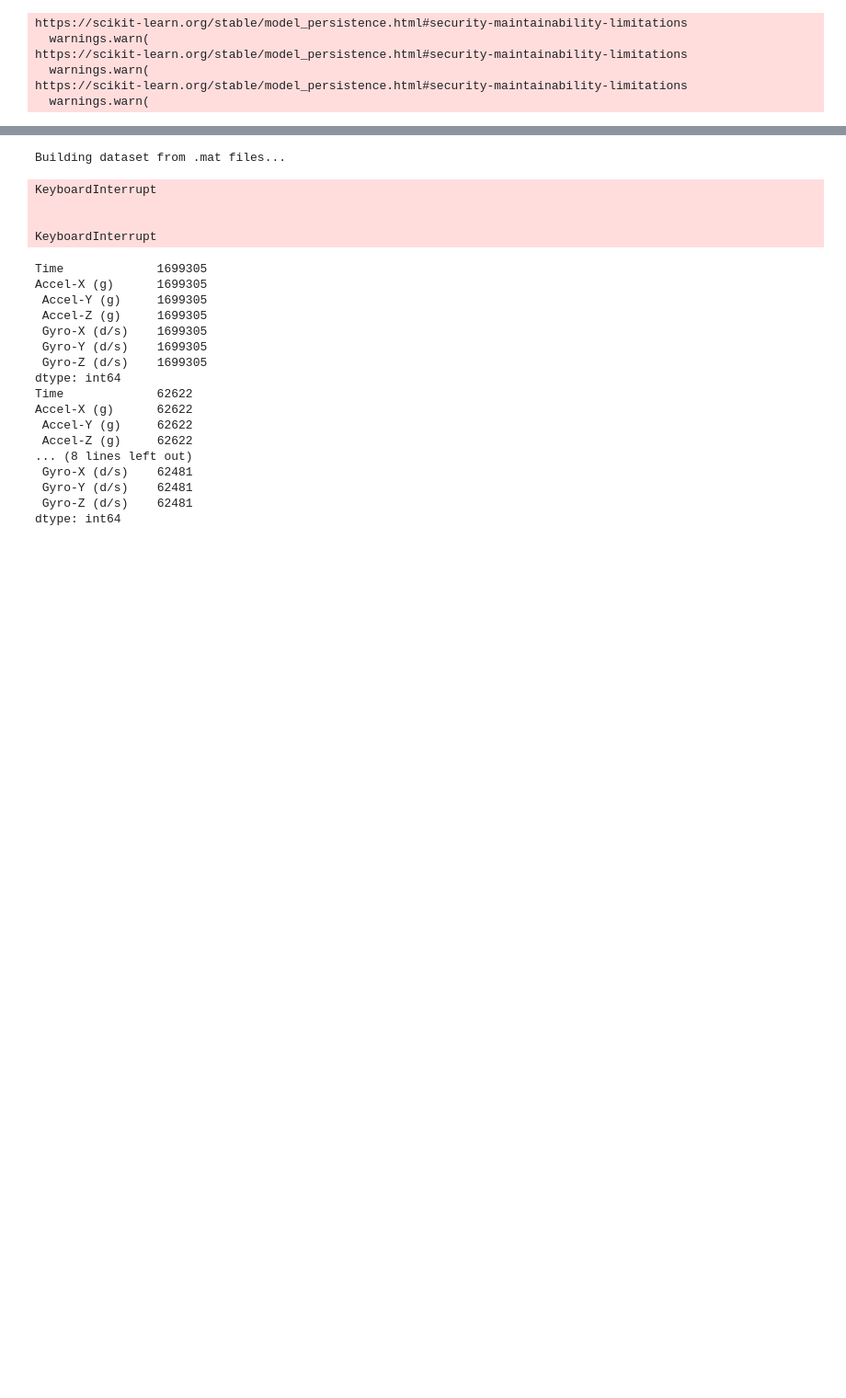
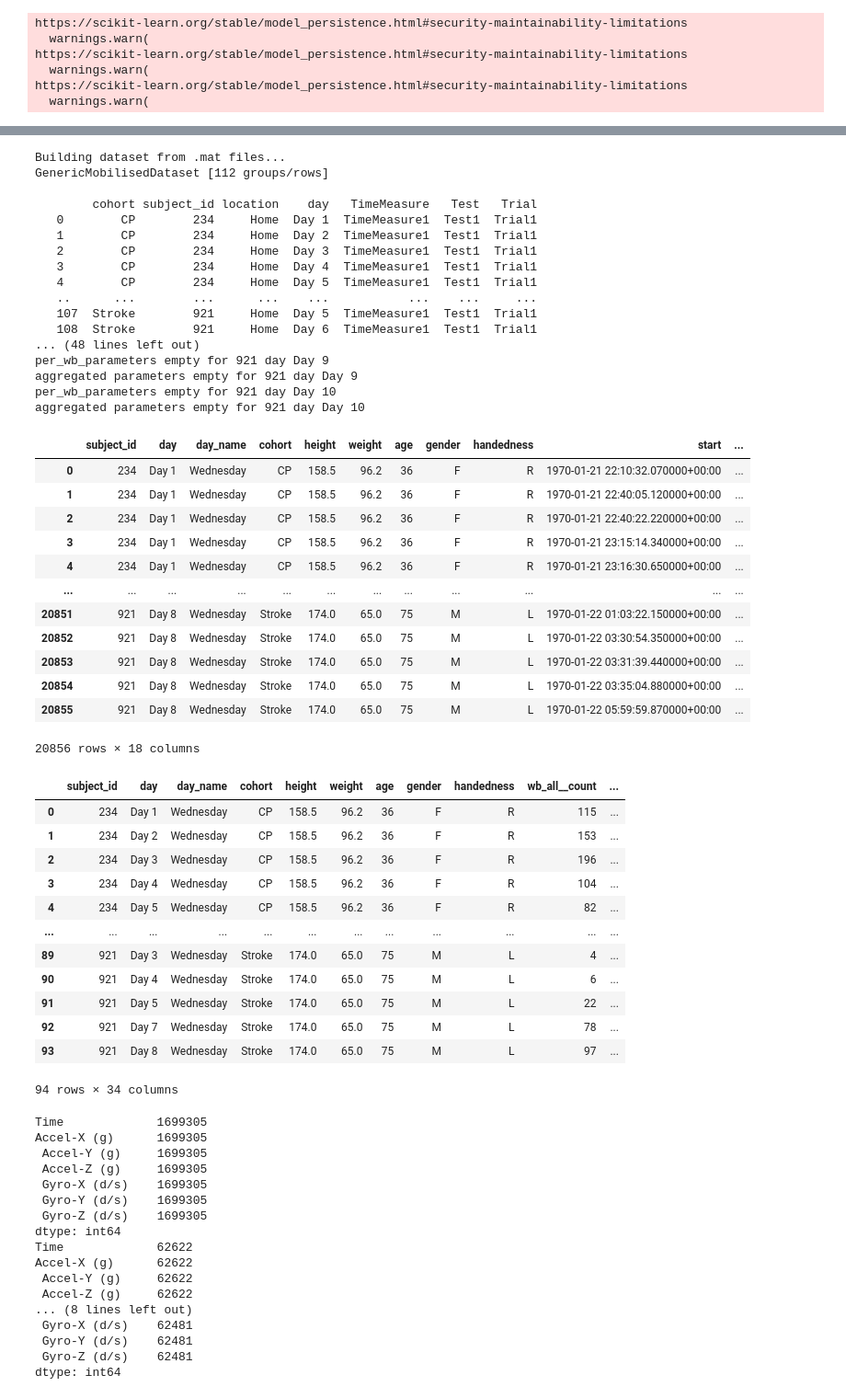
Before and after one commit to uos-mobgap/dmo4lnc-analysis, a Jupyter notebook: Free Living Analysis.ipynb, the cells around one changed output, grey strips where cells are left out. Shown at 92% size. Saved outputs shown, nothing was run; the diff lists cells and outputs as text; code cells hidden in the pictures; blank space fills up the shorter version.

```diff
--- a/Free Living Analysis.ipynb
+++ b/Free Living Analysis.ipynb
@@ -63,7 +66,7 @@ dataset = get_mobilised_dataset(paths_list=paths_list)
 print(dataset)
 subject_metadata = pd.read_excel("Dataset/subject_metadata.xlsx")
 
-cohorts = ["CP", "PSP"]
+cohorts = ["CP", "PSP", "Stroke"]
 
 all_pipeline_day_wb_params = pd.DataFrame()
 all_pipeline_day_agg_params = pd.DataFrame()
@@ -123,37 +126,75 @@ for cohort in cohorts:
                     pipeline.aggregated_parameters_.insert(loc = 3, column = "cohort", value = cohort)
                     pipeline.aggregated_parameters_.insert(loc = 4, column = "height", value = meta["Height"].values[0])
                     pipeline.aggregated_parameters_.insert(loc = 5, column = "weight", value = meta["Weight"].values[0])
                     pipeline.aggregated_parameters_.insert(loc = 6, column = "age", value = meta["Age"].values[0])
                     pipeline.aggregated_parameters_.insert(loc = 7, column = "gender", value = meta["Gender"].values[0])
                     pipeline.aggregated_parameters_.insert(loc = 8, column = "handedness", value = meta["Handedness"].values[0])
 
                     all_pipeline_day_agg_params = pd.concat([all_pipeline_day_agg_params, pipeline.aggregated_parameters_]).reset_index(drop=True)
                 else:
                     print(f"aggregated parameters empty for {subject} day {day}")
 
             except ValueError as e:
                 msg = str(e)
                 print(msg)
                 if "Expected sensor data for" in msg and "LowerBack" in msg:
                     print(f"Skipping {day} — missing LowerBack sensor")
                     continue
                 # raise unexpected value errors
                 raise
 
 # drop columns we don't want
 all_pipeline_day_wb_params = all_pipeline_day_wb_params.drop(["rule_name", "rule_obj"], axis=1)
 
 all_pipeline_day_wb_params.to_csv(r"Free-Living Parameters/per_wb_parameters.csv")
 all_pipeline_day_agg_params.to_csv(r"Free-Living Parameters/all_day_parameters.csv")
 
 display(all_pipeline_day_wb_params)
 display(all_pipeline_day_agg_params)
 # %% [output]
 Building dataset from .mat files...
+GenericMobilisedDataset [112 groups/rows]
+
+        cohort subject_id location    day   TimeMeasure   Test   Trial
+   0        CP        234     Home  Day 1  TimeMeasure1  Test1  Trial1
+   1        CP        234     Home  Day 2  TimeMeasure1  Test1  Trial1
+   2        CP        234     Home  Day 3  TimeMeasure1  Test1  Trial1
+   3        CP        234     Home  Day 4  TimeMeasure1  Test1  Trial1
+   4        CP        234     Home  Day 5  TimeMeasure1  Test1  Trial1
+   ..      ...        ...      ...    ...           ...    ...     ...
+   107  Stroke        921     Home  Day 5  TimeMeasure1  Test1  Trial1
+   108  Stroke        921     Home  Day 6  TimeMeasure1  Test1  Trial1
+... (48 lines left out)
+per_wb_parameters empty for 921 day Day 9
+aggregated parameters empty for 921 day Day 9
+per_wb_parameters empty for 921 day Day 10
+aggregated parameters empty for 921 day Day 10
+|  | subject_id | day | day_name | cohort | height | weight | age | gender | handedness | start | ... |
+| 0 | 234 | Day 1 | Wednesday | CP | 158.5 | 96.2 | 36 | F | R | 1970-01-21 22:10:32.070000+00:00 | ... |
+| 1 | 234 | Day 1 | Wednesday | CP | 158.5 | 96.2 | 36 | F | R | 1970-01-21 22:40:05.120000+00:00 | ... |
+| 2 | 234 | Day 1 | Wednesday | CP | 158.5 | 96.2 | 36 | F | R | 1970-01-21 22:40:22.220000+00:00 | ... |
+| 3 | 234 | Day 1 | Wednesday | CP | 158.5 | 96.2 | 36 | F | R | 1970-01-21 23:15:14.340000+00:00 | ... |
+| 4 | 234 | Day 1 | Wednesday | CP | 158.5 | 96.2 | 36 | F | R | 1970-01-21 23:16:30.650000+00:00 | ... |
+| ... | ... | ... | ... | ... | ... | ... | ... | ... | ... | ... | ... |
+| 20851 | 921 | Day 8 | Wednesday | Stroke | 174.0 | 65.0 | 75 | M | L | 1970-01-22 01:03:22.150000+00:00 | ... |
+| 20852 | 921 | Day 8 | Wednesday | Stroke | 174.0 | 65.0 | 75 | M | L | 1970-01-22 03:30:54.350000+00:00 | ... |
+| 20853 | 921 | Day 8 | Wednesday | Stroke | 174.0 | 65.0 | 75 | M | L | 1970-01-22 03:31:39.440000+00:00 | ... |
+| 20854 | 921 | Day 8 | Wednesday | Stroke | 174.0 | 65.0 | 75 | M | L | 1970-01-22 03:35:04.880000+00:00 | ... |
+| 20855 | 921 | Day 8 | Wednesday | Stroke | 174.0 | 65.0 | 75 | M | L | 1970-01-22 05:59:59.870000+00:00 | ... |
-KeyboardInterrupt
-
-
-KeyboardInterrupt
+20856 rows × 18 columns
+|  | subject_id | day | day_name | cohort | height | weight | age | gender | handedness | wb_all__count | ... |
+| 0 | 234 | Day 1 | Wednesday | CP | 158.5 | 96.2 | 36 | F | R | 115 | ... |
+| 1 | 234 | Day 2 | Wednesday | CP | 158.5 | 96.2 | 36 | F | R | 153 | ... |
+| 2 | 234 | Day 3 | Wednesday | CP | 158.5 | 96.2 | 36 | F | R | 196 | ... |
+| 3 | 234 | Day 4 | Wednesday | CP | 158.5 | 96.2 | 36 | F | R | 104 | ... |
+| 4 | 234 | Day 5 | Wednesday | CP | 158.5 | 96.2 | 36 | F | R | 82 | ... |
+| ... | ... | ... | ... | ... | ... | ... | ... | ... | ... | ... | ... |
+| 89 | 921 | Day 3 | Wednesday | Stroke | 174.0 | 65.0 | 75 | M | L | 4 | ... |
+| 90 | 921 | Day 4 | Wednesday | Stroke | 174.0 | 65.0 | 75 | M | L | 6 | ... |
+| 91 | 921 | Day 5 | Wednesday | Stroke | 174.0 | 65.0 | 75 | M | L | 22 | ... |
+| 92 | 921 | Day 7 | Wednesday | Stroke | 174.0 | 65.0 | 75 | M | L | 78 | ... |
+| 93 | 921 | Day 8 | Wednesday | Stroke | 174.0 | 65.0 | 75 | M | L | 97 | ... |
+94 rows × 34 columns
 # %%
 agg_df_concat = pd.DataFrame()
 for subject in all_pipeline_day_agg_params['subject_id'].unique():
```
Also changed, not shown: parts of 1 cell of this notebook, 16 other files.
